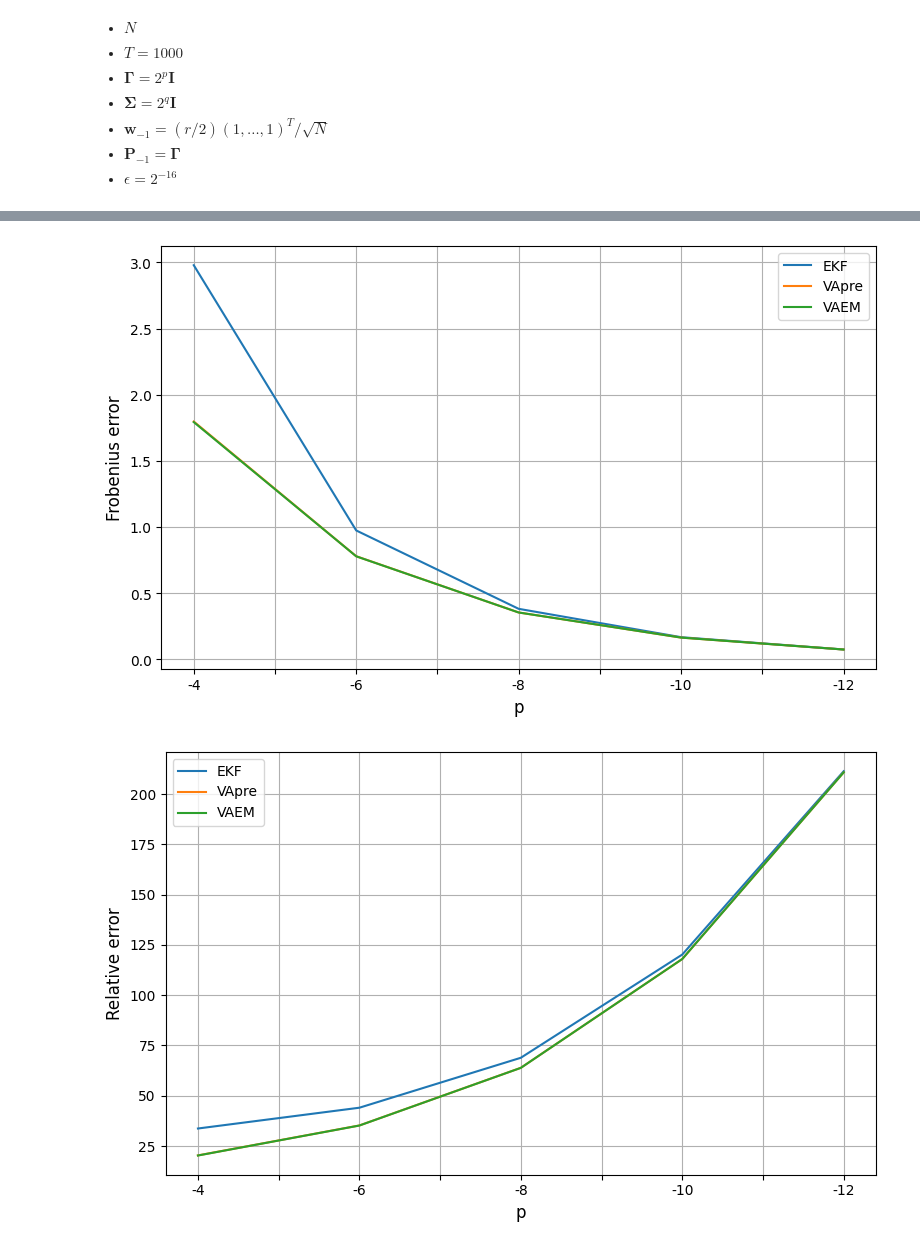
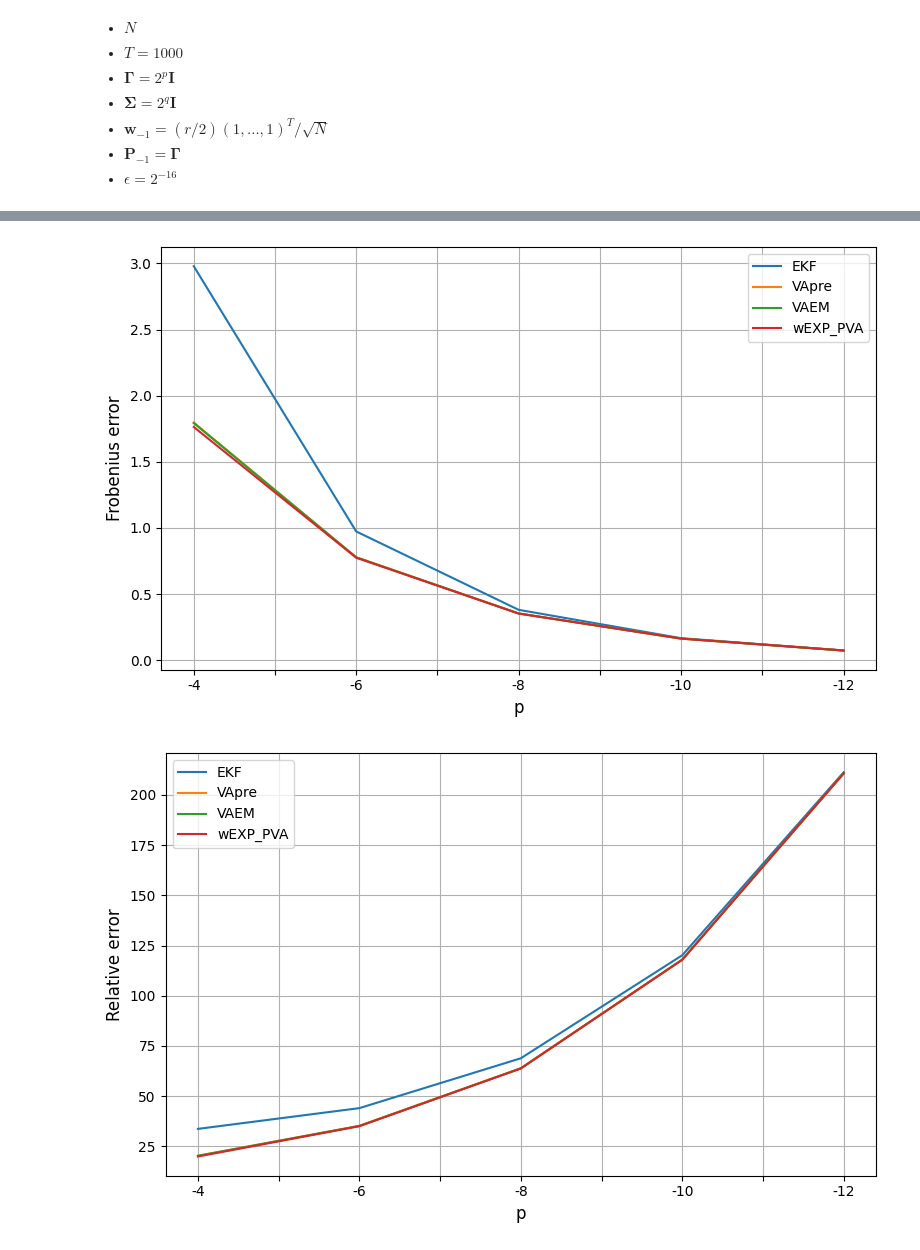
Before and after one commit to SuzuSys/KalmanPaper, a Jupyter notebook: nbs/AnalysisStorage/02_Analysis02.ipynb, the cells around one changed output, grey strips where cells are left out. Drawn from its saved outputs; the diff is of its cells as text; code cells hidden in the pictures.

```diff
--- a/nbs/AnalysisStorage/02_Analysis02.ipynb
+++ b/nbs/AnalysisStorage/02_Analysis02.ipynb
@@ -1063,22 +1093,23 @@ df
 # %%
 #| eval: false
 #| echo: false
 plt.figure(figsize=(8, 5))
 
 ax = df[df["algorithm"] == "EKF"]["frob_error"].plot(label="EKF")
 df[df["algorithm"] == "VApre"]["frob_error"].plot(ax=ax, label="VApre")
 df[df["algorithm"] == "VAEM"]["frob_error"].plot(ax=ax, label="VAEM")
+df[df["algorithm"] == "wEXP_PVA"]["frob_error"].plot(ax=ax, label="wEXP_PVA")
 
 # ---- ここでラベル等を設定 ----
 ax.set_xlabel("p", fontsize=12)
 ax.set_ylabel("Frobenius error", fontsize=12)
 ax.legend()
 
 plt.grid(True)
 plt.tight_layout()
 plt.show()
 # %% [output]
-[figure, old version]
+[figure, new version]
 # %%
 #| eval: false
 #| echo: false
@@ -1087,6 +1118,7 @@ plt.figure(figsize=(8, 5))
 ax = df[df["algorithm"] == "EKF"]["relative_error"].plot(label="EKF")
 df[df["algorithm"] == "VApre"]["relative_error"].plot(ax=ax, label="VApre")
 df[df["algorithm"] == "VAEM"]["relative_error"].plot(ax=ax, label="VAEM")
+df[df["algorithm"] == "wEXP_PVA"]["relative_error"].plot(ax=ax, label="wEXP_PVA")
 
 # ---- ここでラベル等を設定 ----
 ax.set_xlabel("p", fontsize=12)
@@ -1097,7 +1129,7 @@ plt.grid(True)
 plt.tight_layout()
 plt.show()
 # %% [output]
-[figure, old version]
+[figure, new version]
 # %%
 #| eval: false
 #| echo: false
```
Also changed, not shown: parts of 8 cells of this notebook, 4 other files.
